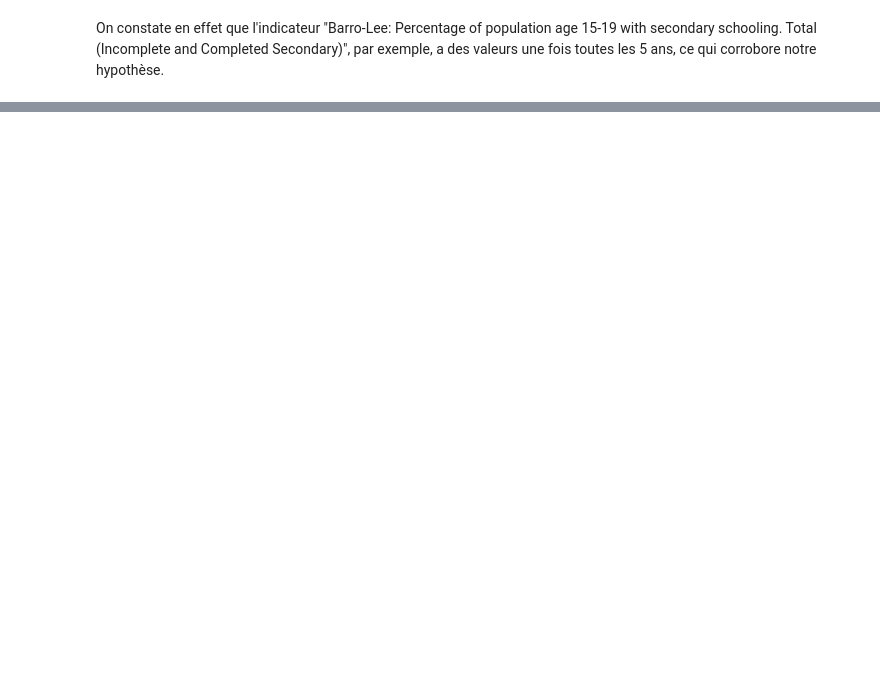
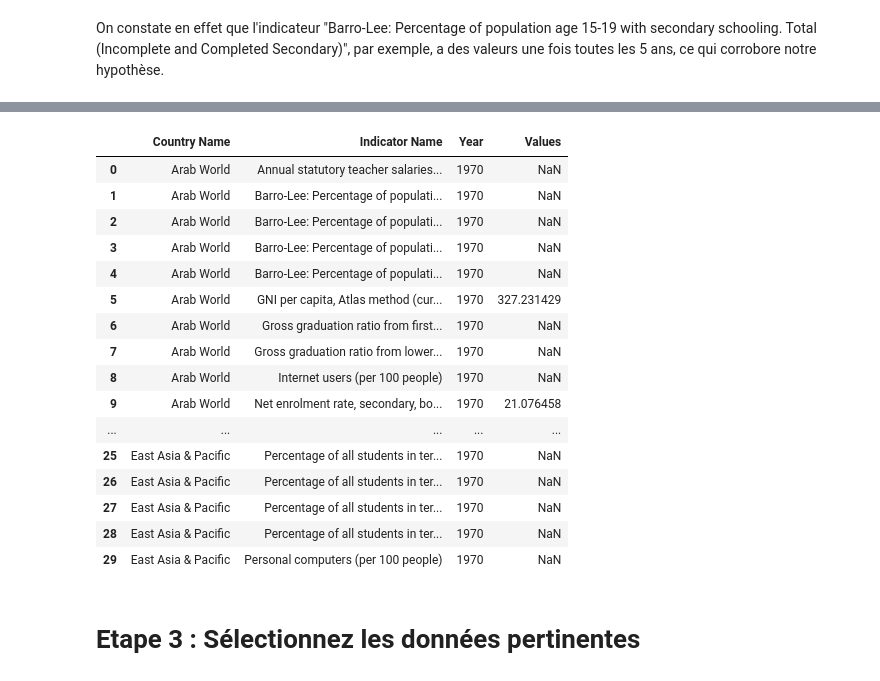
Before and after one commit to lalende/OpenClassRooms-Certification-Data-Scientist, a Jupyter notebook: Projet 2 - Analysez des données de systèmes éducatifs/Projet 2.ipynb, the cells around one changed output, grey strips where cells are left out. Saved outputs shown, nothing was run; the diff lists cells and outputs as text; code cells hidden in the pictures; blank space fills up the shorter version.

```diff
--- a/Projet 2 - Analysez des données de systèmes éducatifs/Projet 2.ipynb
+++ b/Projet 2 - Analysez des données de systèmes éducatifs/Projet 2.ipynb
@@ -933,0 +944,27 @@ On constate en effet que l'indicateur "Barro-Lee: Percentage of population age 1
+# %%
+df = df.melt(id_vars=["Country Name", "Indicator Name"],
+             value_vars=["1970", "1971", "1972", "1973", "1974", "1975", "1976", "1977", "1978",
+                         "1979", "1980", "1981", "1982", "1983", "1984", "1985", "1986", "1987", "1988",
+                         "1989", "1990", "1991", "1992", "1993", "1994", "1995", "1996", "1997", "1998", "1999",
+                         "2000", "2001", "2002", "2003", "2004", "2005", "2006", "2007", "2008", "2009", "2010",
+                         "2011", "2012", "2013", "2014", "2015", "2016"],
+             var_name="Year", value_name="Values")
+df.head(30)
+# %% [output]
+|  | Country Name | Indicator Name | Year | Values |
+| 0 | Arab World | Annual statutory teacher salaries... | 1970 | NaN |
+| 1 | Arab World | Barro-Lee: Percentage of populati... | 1970 | NaN |
+| 2 | Arab World | Barro-Lee: Percentage of populati... | 1970 | NaN |
+| 3 | Arab World | Barro-Lee: Percentage of populati... | 1970 | NaN |
+| 4 | Arab World | Barro-Lee: Percentage of populati... | 1970 | NaN |
+| 5 | Arab World | GNI per capita, Atlas method (cur... | 1970 | 327.231429 |
+| 6 | Arab World | Gross graduation ratio from first... | 1970 | NaN |
+| 7 | Arab World | Gross graduation ratio from lower... | 1970 | NaN |
+| 8 | Arab World | Internet users (per 100 people) | 1970 | NaN |
+| 9 | Arab World | Net enrolment rate, secondary, bo... | 1970 | 21.076458 |
+| ... | ... | ... | ... | ... |
+| 25 | East Asia & Pacific | Percentage of all students in ter... | 1970 | NaN |
+| 26 | East Asia & Pacific | Percentage of all students in ter... | 1970 | NaN |
+| 27 | East Asia & Pacific | Percentage of all students in ter... | 1970 | NaN |
+| 28 | East Asia & Pacific | Percentage of all students in ter... | 1970 | NaN |
+| 29 | East Asia & Pacific | Personal computers (per 100 people) | 1970 | NaN |
@@ -933,0 +975,2 @@ On constate en effet que l'indicateur "Barro-Lee: Percentage of population age 1
+# %% [markdown]
+# Etape 3 : Sélectionnez les données pertinentes
```
Also changed, not shown: parts of 13 cells of this notebook.
